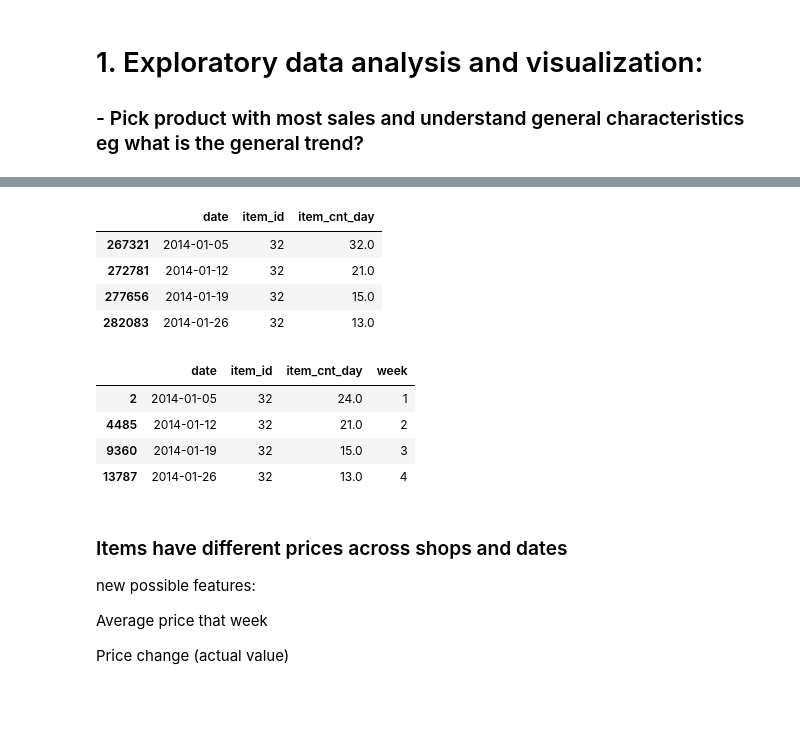
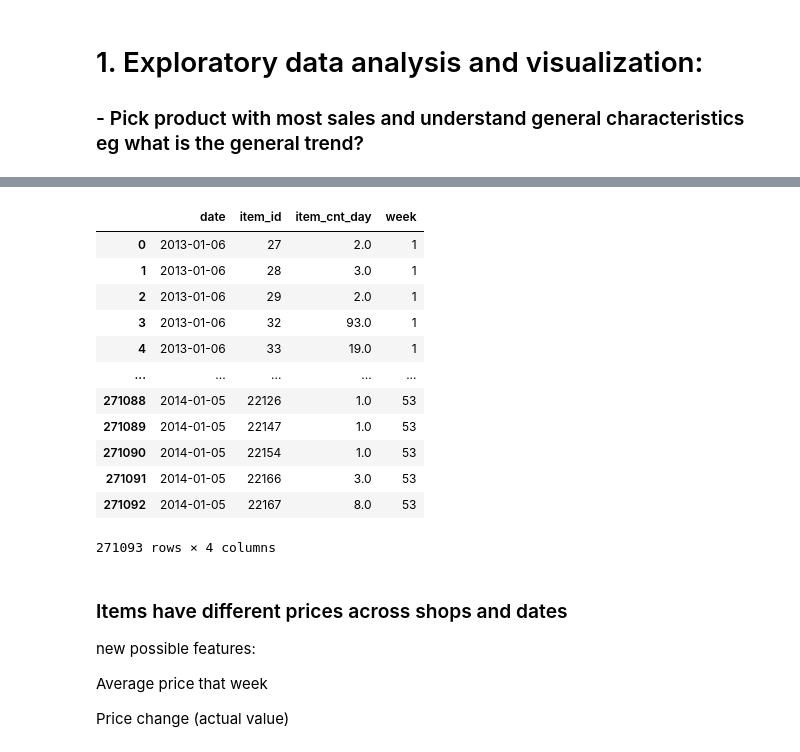
Before and after one commit to OliviaJayeola/DataSciencePortfolio, a Jupyter notebook: predict_sales/predict_sales.ipynb, the cells around one changed output, grey strips where cells are left out. Cells and saved outputs as stored; diff of their text form; code cells hidden in the pictures; blank space fills up the shorter version.

```diff
--- a/predict_sales/predict_sales.ipynb
+++ b/predict_sales/predict_sales.ipynb
@@ -163,21 +146,31 @@ weekly_sales2015['week'] = weekly_sales2015['date'].dt.strftime('%U').astype(int
-# %%
-# comparing effect of keeping df's together vs seperate
-
-weekly_sales[(weekly_sales['item_id'] == 32) & (weekly_sales['date'].dt.month == 1) & (weekly_sales['date'].dt.year == 2014)]
-# %% [output]
-|  | date | item_id | item_cnt_day |
-| 267321 | 2014-01-05 | 32 | 32.0 |
-| 272781 | 2014-01-12 | 32 | 21.0 |
-| 277656 | 2014-01-19 | 32 | 15.0 |
-| 282083 | 2014-01-26 | 32 | 13.0 |
-# %%
-weekly_sales2014[(weekly_sales2014['item_id'] == 32) & (weekly_sales2014['date'].dt.month == 1) & (weekly_sales2014['date'].dt.year == 2014)]
-# %% [output]
-|  | date | item_id | item_cnt_day | week |
-| 2 | 2014-01-05 | 32 | 24.0 | 1 |
-| 4485 | 2014-01-12 | 32 | 21.0 | 2 |
-| 9360 | 2014-01-19 | 32 | 15.0 | 3 |
-| 13787 | 2014-01-26 | 32 | 13.0 | 4 |
+# %%
+# df's seperated for each year to avoid mixing between years
+
+weekly_sales_dict = {}
+years = sales['year'].unique()
+
+for y in years:
+    ws = sales[sales['date'].dt.year == y].groupby([pd.Grouper(key='date', freq='W'), 'item_id'])['item_cnt_day'].sum().reset_index()
+    ws['week'] = ws['date'].dt.strftime('%U').astype(int)
+    ws.loc[ws['date'].dt.year == y+1, 'week'] = 53
+
+    weekly_sales_dict[y] = ws
+
+weekly_sales_dict[2013]
+# %% [output]
+|  | date | item_id | item_cnt_day | week |
+| 0 | 2013-01-06 | 27 | 2.0 | 1 |
+| 1 | 2013-01-06 | 28 | 3.0 | 1 |
+| 2 | 2013-01-06 | 29 | 2.0 | 1 |
+| 3 | 2013-01-06 | 32 | 93.0 | 1 |
+| 4 | 2013-01-06 | 33 | 19.0 | 1 |
+| ... | ... | ... | ... | ... |
+| 271088 | 2014-01-05 | 22126 | 1.0 | 53 |
+| 271089 | 2014-01-05 | 22147 | 1.0 | 53 |
+| 271090 | 2014-01-05 | 22154 | 1.0 | 53 |
+| 271091 | 2014-01-05 | 22166 | 3.0 | 53 |
+| 271092 | 2014-01-05 | 22167 | 8.0 | 53 |
+271093 rows × 4 columns
 # %% [markdown]
 ### Items have different prices across shops and dates
 
```
Also changed, not shown: parts of 3 cells of this notebook.
